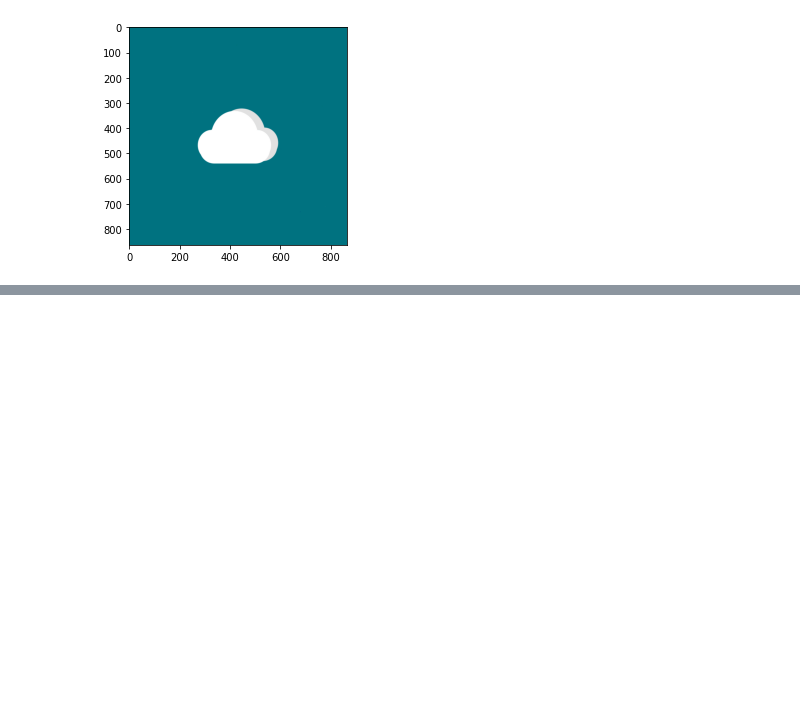
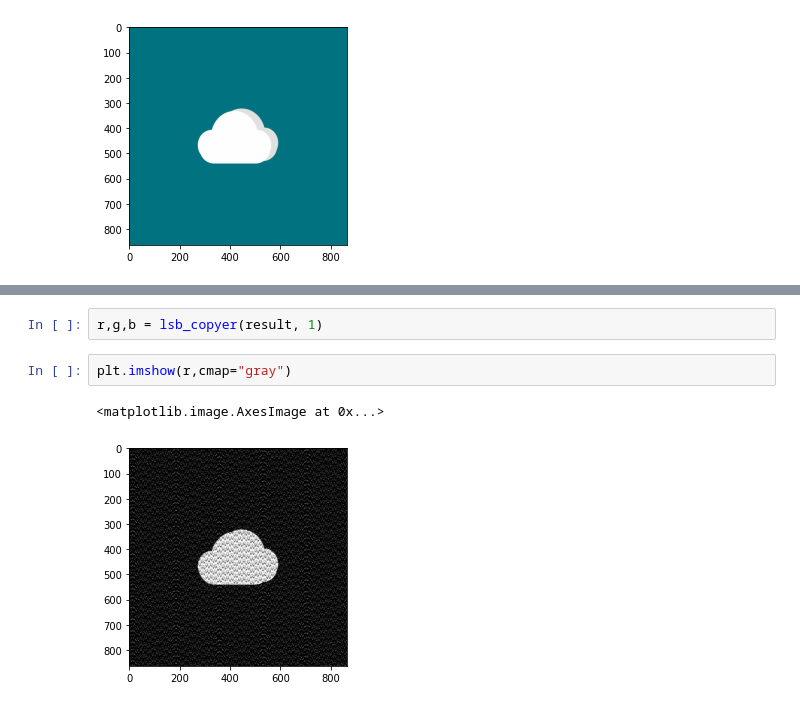
Before and after one commit to bayusamudra5502/Matdis-Steganografi, a Jupyter notebook: src/notebook/notebook.ipynb, the cells around one changed output, grey strips where cells are left out. Drawn from its saved outputs; the diff is of its cells as text; blank space fills up the shorter version.

```diff
--- a/src/notebook/notebook.ipynb
+++ b/src/notebook/notebook.ipynb
@@ -116,0 +172,7 @@ bits
+# %%
+r,g,b = lsb_copyer(result, 1)
+# %%
+plt.imshow(r,cmap="gray")
+# %% [output]
+<matplotlib.image.AxesImage at 0x...>
+[figure, added]
```
Also changed, not shown: parts of 44 cells of this notebook.
